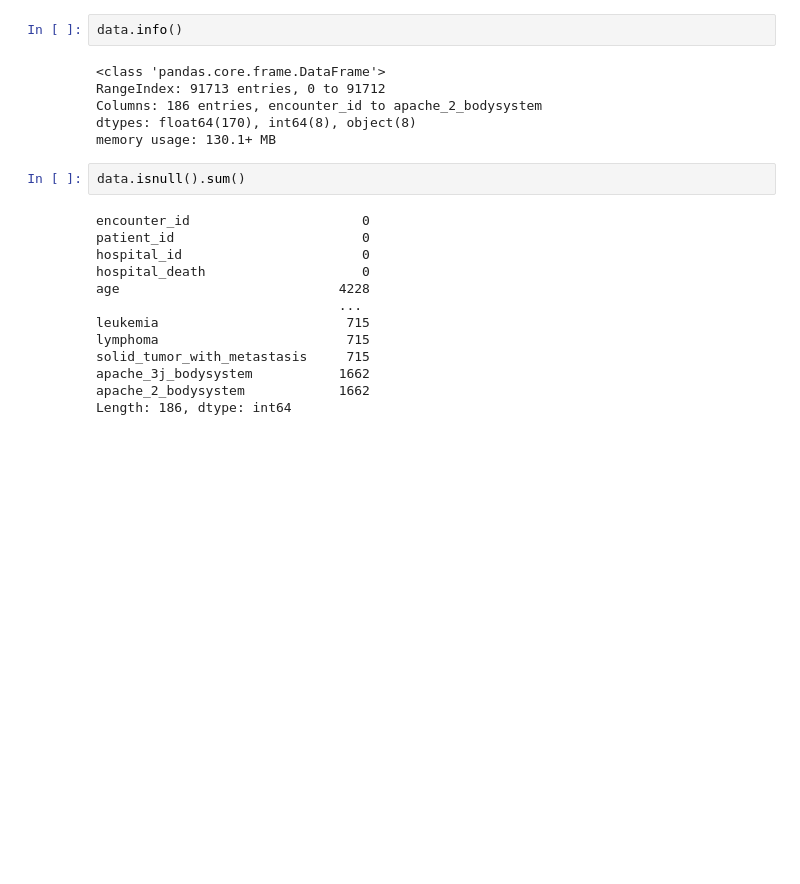
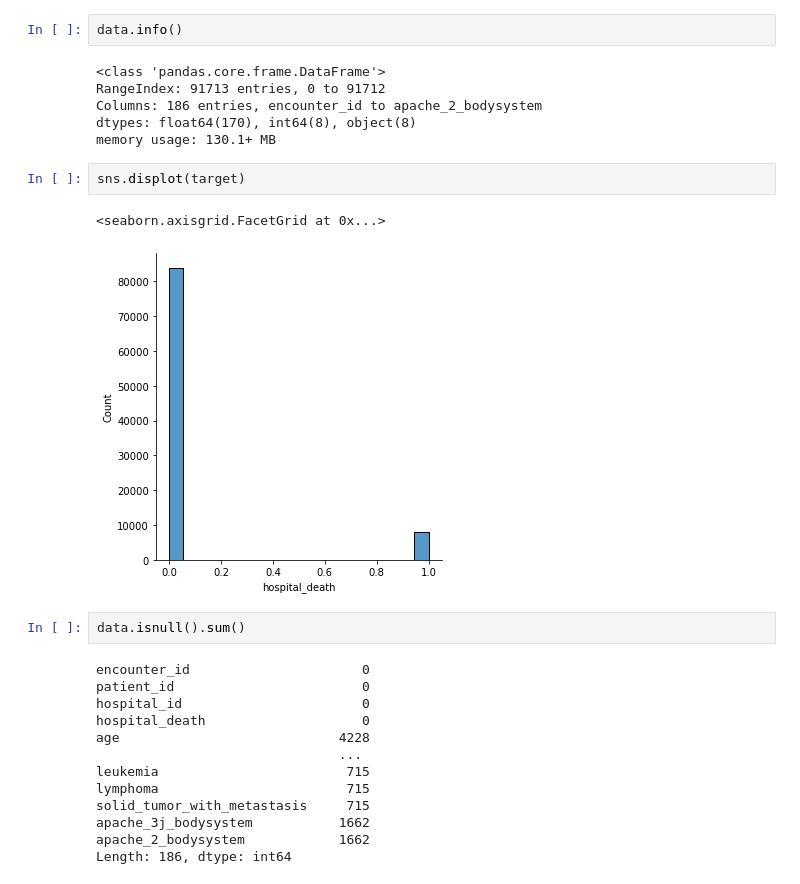
Before and after one commit to lmpawan10/Hospital-Death-Prediction, a Jupyter notebook: Hospital Deaths Prediction.ipynb, the cells around one changed output. Saved outputs shown, nothing was run; the diff lists cells and outputs as text; blank space fills up the shorter version.

```diff
--- a/Untitled.ipynb
+++ b/Hospital Deaths Prediction.ipynb
@@ -44,6 +46,11 @@ RangeIndex: 91713 entries, 0 to 91712
 Columns: 186 entries, encounter_id to apache_2_bodysystem
 dtypes: float64(170), int64(8), object(8)
 memory usage: 130.1+ MB
+# %%
+sns.displot(target)
+# %% [output]
+<seaborn.axisgrid.FacetGrid at 0x...>
+[figure, added]
 # %%
 data.isnull().sum()
 # %% [output]
```
Also changed, not shown: parts of 15 cells of this notebook.
